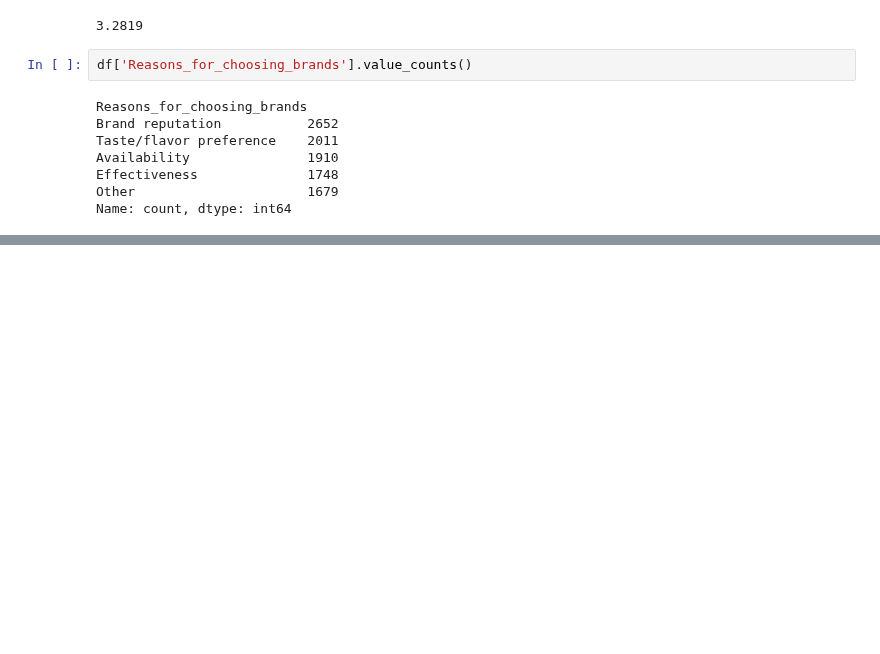
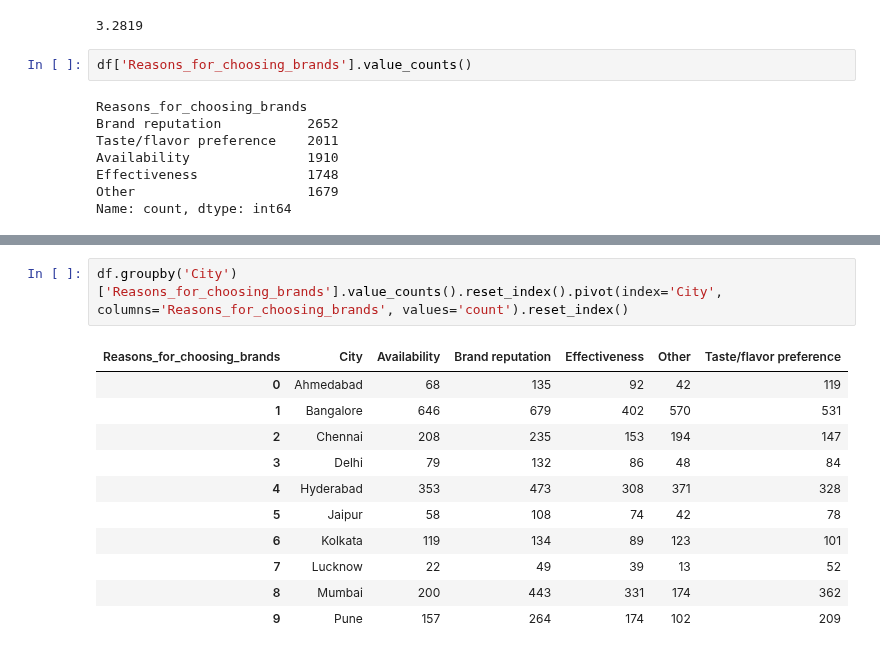
Before and after one commit to sourabhms66/Food_-_Beverage_Marketing, a Jupyter notebook: codes.ipynb, the cells around one changed output, grey strips where cells are left out. Drawn from its saved outputs; the diff is of its cells as text; blank space fills up the shorter version.

```diff
--- a/codes.ipynb
+++ b/codes.ipynb
@@ -700,0 +733,14 @@ df.groupby('City')['Reasons_for_choosing_brands'].value_counts().reset_index().T
+# %%
+df.groupby('City')['Reasons_for_choosing_brands'].value_counts().reset_index().pivot(index='City', columns='Reasons_for_choosing_brands', values='count').reset_index()
+# %% [output]
+| Reasons_for_choosing_brands | City | Availability | Brand reputation | Effectiveness | Other | Taste/flavor preference |
+| 0 | Ahmedabad | 68 | 135 | 92 | 42 | 119 |
+| 1 | Bangalore | 646 | 679 | 402 | 570 | 531 |
+| 2 | Chennai | 208 | 235 | 153 | 194 | 147 |
+| 3 | Delhi | 79 | 132 | 86 | 48 | 84 |
+| 4 | Hyderabad | 353 | 473 | 308 | 371 | 328 |
+| 5 | Jaipur | 58 | 108 | 74 | 42 | 78 |
+| 6 | Kolkata | 119 | 134 | 89 | 123 | 101 |
+| 7 | Lucknow | 22 | 49 | 39 | 13 | 52 |
+| 8 | Mumbai | 200 | 443 | 331 | 174 | 362 |
+| 9 | Pune | 157 | 264 | 174 | 102 | 209 |
```
Also changed, not shown: parts of 2 cells of this notebook.
